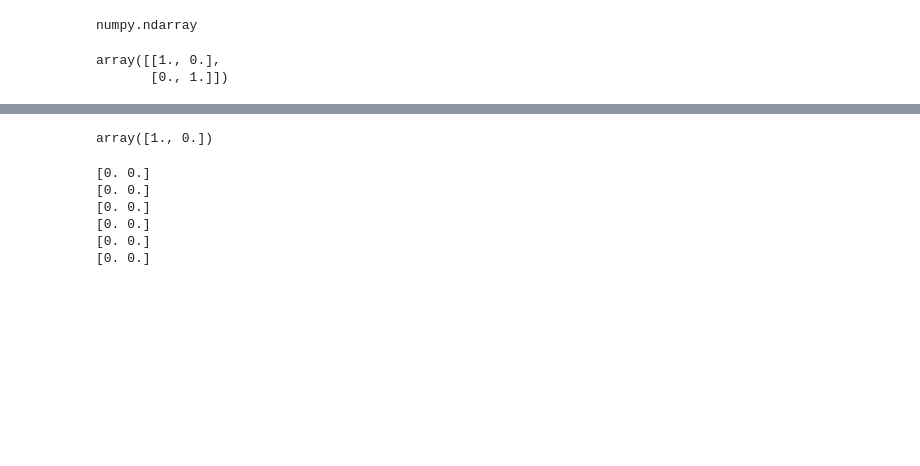
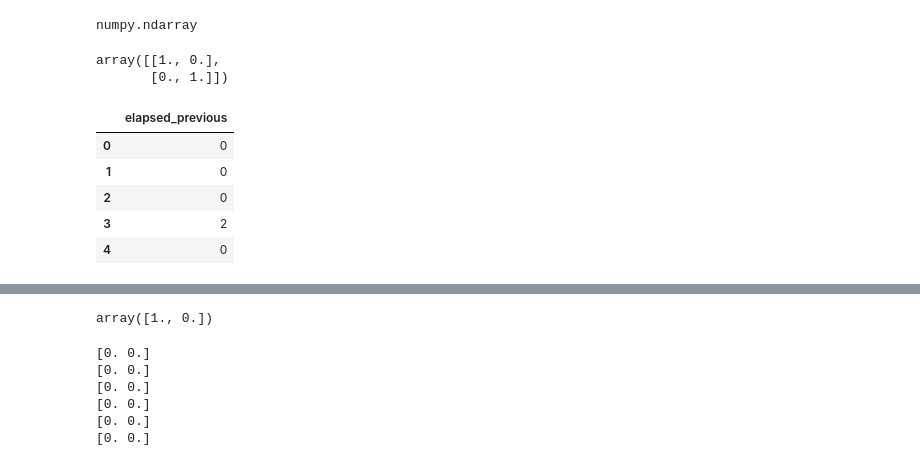
Before and after one commit to MachineTeachingEdu/machine-teaching, a Jupyter notebook: machineteaching/2019_10_14 - StudentPerformanceKit (PFA).ipynb, the cells around one changed output, grey strips where cells are left out. Cells and saved outputs as stored; diff of their text form; code cells hidden in the pictures; blank space fills up the shorter version.

```diff
--- a/machineteaching/2019_10_14 - StudentPerformanceKit (PFA).ipynb
+++ b/machineteaching/2019_10_14 - StudentPerformanceKit (PFA).ipynb
@@ -21,0 +68,6 @@ df
+# %%
+ep = df['elapsed_previous'].unique()
+ep_array = ep.reshape(-1, 1)
+enc = OneHotEncoder(sparse=False, categories='auto')
+ep_onehot = enc.fit_transform(ep_array)
+ep_onehot
@@ -21,0 +77,2 @@ df
+# %%
+df = pd.concat((df, pd.DataFrame(enc.transform(pd.DataFrame(df['elapsed_previous'])), columns=["status 0", "status 1"])), axis=1)
@@ -34,3 +100,12 @@ skills_onehot
 # %% [output]
 array([[1., 0.],
        [0., 1.]])
+# %%
+pd.DataFrame(df['elapsed_previous'])
+# %% [output]
+|  | elapsed_previous |
+| 0 | 0 |
+| 1 | 0 |
+| 2 | 0 |
+| 3 | 2 |
+| 4 | 0 |
```
Also changed, not shown: parts of 8 cells of this notebook, 2 other files.
